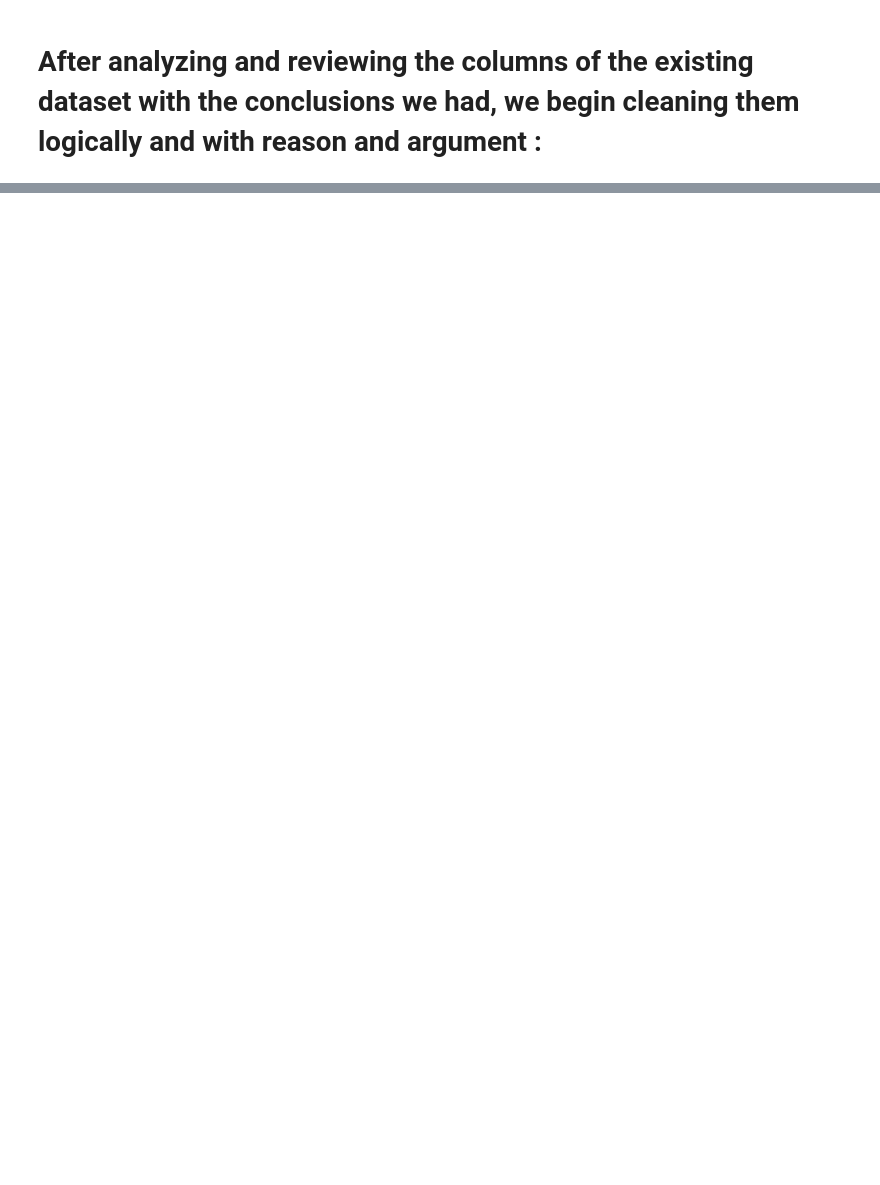
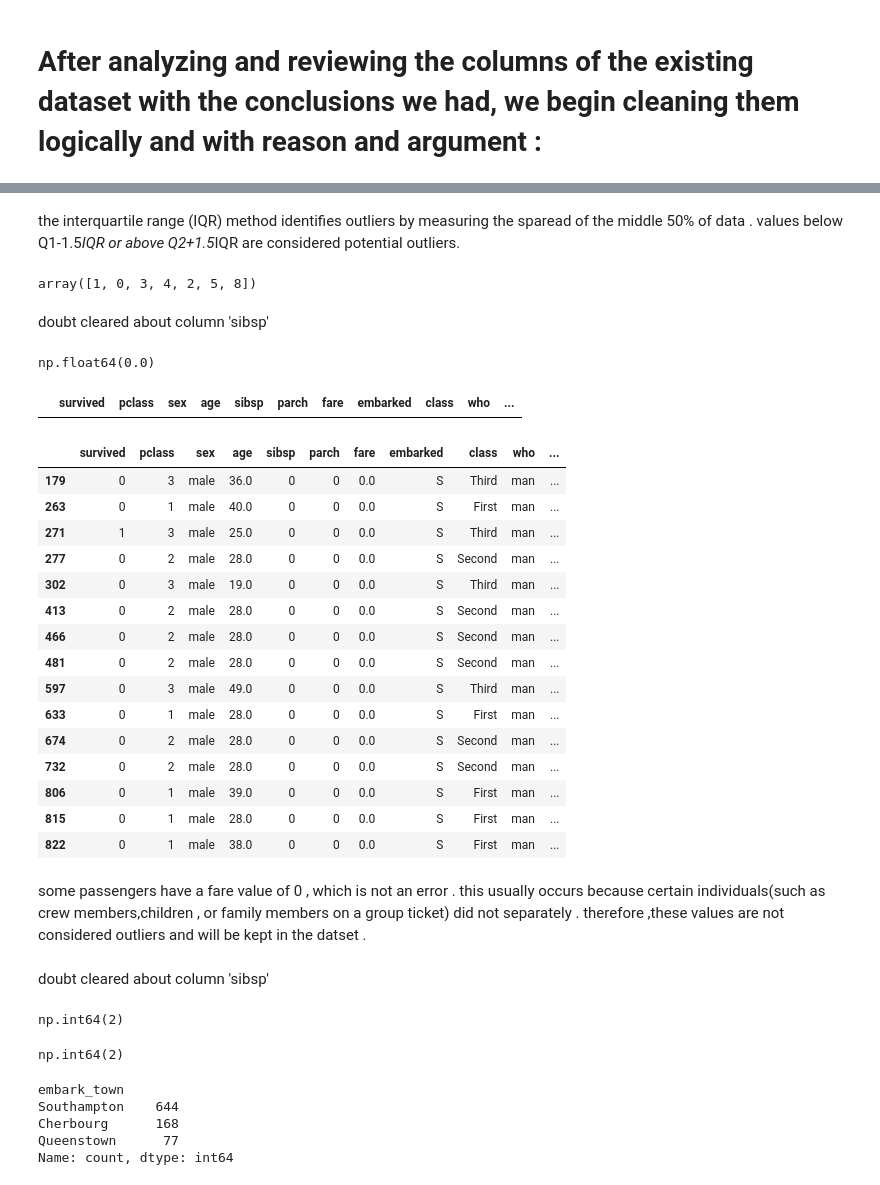
Before and after one commit to nawarfathi/titanic-data-analysis, a Jupyter notebook: titanic_data_analysis.ipynb, the cells around one changed output, grey strips where cells are left out. Cells and saved outputs as stored; diff of their text form; code cells hidden in the pictures; blank space fills up the shorter version.

Commit message:
update data 'titanic'
cleaning and other things done .

```diff
--- a/titanic_data_analysis.ipynb
+++ b/titanic_data_analysis.ipynb
@@ -262,2 +262,10 @@ Conclusion: According to the above commands, the columns that need to be checked
 # %% [markdown]
 # After analyzing and reviewing the columns of the existing dataset with the conclusions we had, we begin cleaning them logically and with reason and argument :
+# %%
+#review and clening column 'deck'
+df.drop(columns='deck',inplace=True)
+#the 'deck' column was removed because it contained around 77% missing values , making it unrelilaable .
+# %%
+# review and claning column 'age'
+df['age']=df['age'].fillna(df['age'].median())
+###
@@ -263,0 +315,7 @@ Conclusion: According to the above commands, the columns that need to be checked
+# %% [markdown]
+the interquartile range (IQR) method identifies outliers by measuring the sparead of the middle 50% of data . values below Q1-1.5*IQR or above Q2+1.5*IQR are considered potential outliers.
+# %%
+# review column 'sibsp'
+df['sibsp'].unique()
+# %% [output]
+array([1, 0, 3, 4, 2, 5, 8])
@@ -263,0 +329,51 @@ Conclusion: According to the above commands, the columns that need to be checked
+# %% [markdown]
+doubt cleared about column 'sibsp'
+# %%
+# review column 'fare'
+df['fare'].min()
+# %% [output]
+np.float64(0.0)
+# %%
+df[df['fare']<0]
+# %% [output]
+|  | survived | pclass | sex | age | sibsp | parch | fare | embarked | class | who | ... |
+# %%
+df[df['fare']==0]
+# %% [output]
+|  | survived | pclass | sex | age | sibsp | parch | fare | embarked | class | who | ... |
+| 179 | 0 | 3 | male | 36.0 | 0 | 0 | 0.0 | S | Third | man | ... |
+| 263 | 0 | 1 | male | 40.0 | 0 | 0 | 0.0 | S | First | man | ... |
+| 271 | 1 | 3 | male | 25.0 | 0 | 0 | 0.0 | S | Third | man | ... |
+| 277 | 0 | 2 | male | 28.0 | 0 | 0 | 0.0 | S | Second | man | ... |
+| 302 | 0 | 3 | male | 19.0 | 0 | 0 | 0.0 | S | Third | man | ... |
+| 413 | 0 | 2 | male | 28.0 | 0 | 0 | 0.0 | S | Second | man | ... |
+| 466 | 0 | 2 | male | 28.0 | 0 | 0 | 0.0 | S | Second | man | ... |
+| 481 | 0 | 2 | male | 28.0 | 0 | 0 | 0.0 | S | Second | man | ... |
+| 597 | 0 | 3 | male | 49.0 | 0 | 0 | 0.0 | S | Third | man | ... |
+| 633 | 0 | 1 | male | 28.0 | 0 | 0 | 0.0 | S | First | man | ... |
+| 674 | 0 | 2 | male | 28.0 | 0 | 0 | 0.0 | S | Second | man | ... |
+| 732 | 0 | 2 | male | 28.0 | 0 | 0 | 0.0 | S | Second | man | ... |
+| 806 | 0 | 1 | male | 39.0 | 0 | 0 | 0.0 | S | First | man | ... |
+| 815 | 0 | 1 | male | 28.0 | 0 | 0 | 0.0 | S | First | man | ... |
+| 822 | 0 | 1 | male | 38.0 | 0 | 0 | 0.0 | S | First | man | ... |
+# %% [markdown]
+some passengers have a fare value of 0 , which is not an error . this usually occurs because certain individuals(such as crew members,children , or family members on a group ticket) did not separately . therefore ,these values are not considered outliers and will be kept in the datset .
+# %% [markdown]
+doubt cleared about column 'sibsp'
+# %%
+## review column 'embark_town' and 'embarked'
+df['embark_town'].isna().sum()
+# %% [output]
+np.int64(2)
+# %%
+df['embarked'].isna().sum()
+# %% [output]
+np.int64(2)
+# %%
+df['embark_town'].value_counts()
+# %% [output]
+embark_town
+Southampton    644
+Cherbourg      168
+Queenstown      77
+Name: count, dtype: int64
```
Also changed, not shown: parts of 28 cells of this notebook.
